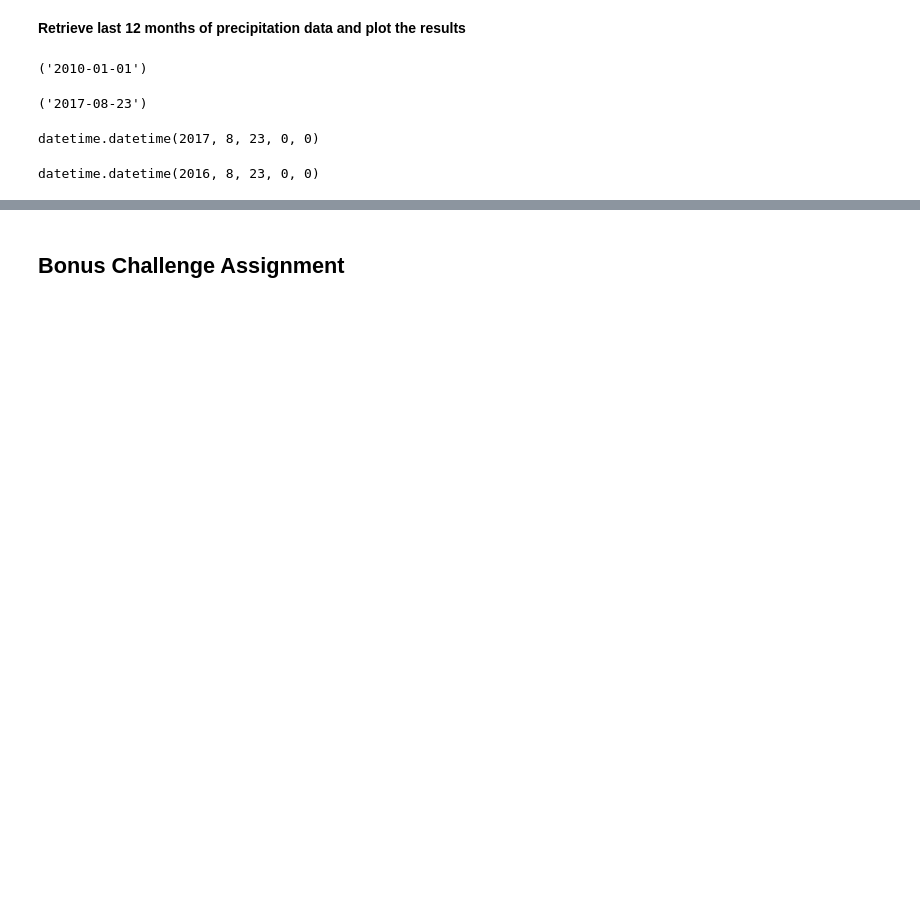
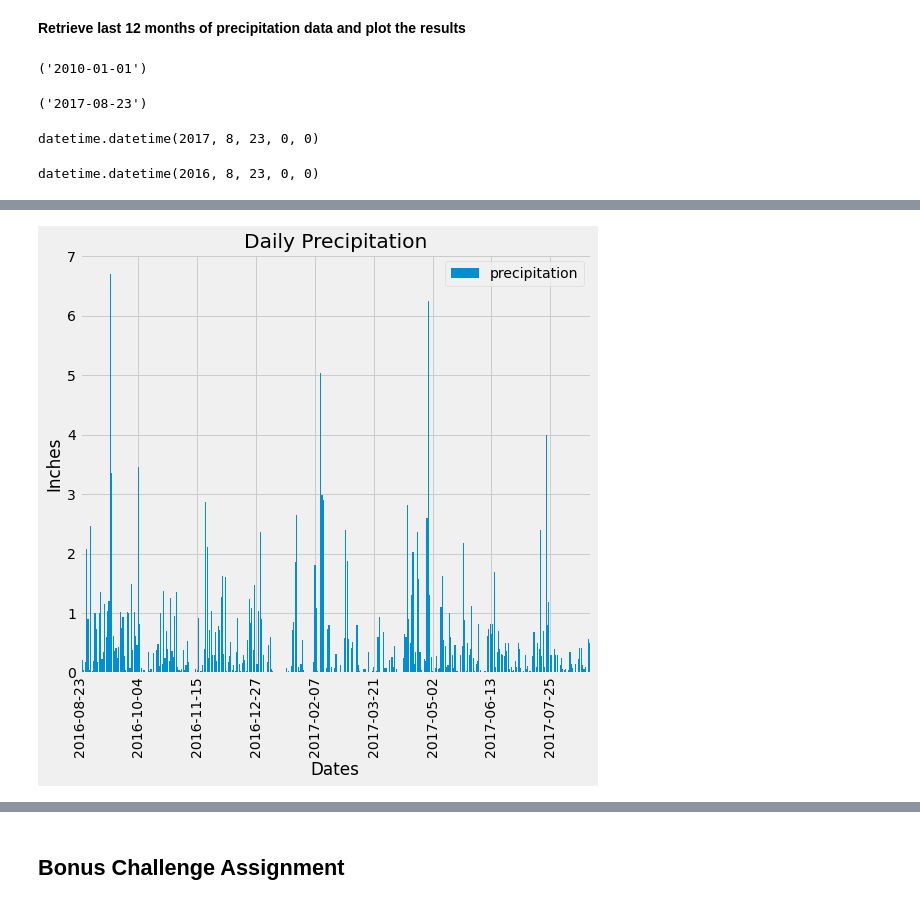
Before and after one commit to tratnikc/sqlalchemy-challenge, a Jupyter notebook: CT_climate_starter.ipynb, the cells around one changed output, grey strips where cells are left out. Drawn from its saved outputs; the diff is of its cells as text; code cells hidden in the pictures; blank space fills up the shorter version.

Commit message:
precipitation analysis

```diff
--- a/CT_climate_starter.ipynb
+++ b/CT_climate_starter.ipynb
@@ -141,0 +164,3 @@ one_year_df
+# %%
+min_date = one_year_df.index.min()
+min_date
@@ -141,0 +169,3 @@ one_year_df
+# %%
+max_date = one_year_df.index.max()
+max_date
@@ -141,0 +177,26 @@ one_year_df
+# %%
+legend = ['precipitation']
+fig, ax = plt.subplots(figsize=(8,8))
+
+ax.bar(one_year_df.index, one_year_df['prcp'])
+
+plt.xlim(min_date, max_date)
+ax.set(xlabel = 'Dates', ylabel = 'Inches', title='Daily Precipitation')
+ax.legend(legend, loc='best')
+plt.xticks(rotation=90)
+
+date_format = DateFormatter("%Y-%m-%d")
+
+ax.xaxis_date()
+ax.xaxis.set_major_formatter(date_format)
+ax.xaxis.set_major_locator(mdt.WeekdayLocator(interval=6))
+
+plt.style.use('fivethirtyeight')
+plt.tight_layout()
+
+file = os.path.join("Images","precipitation.png")
+plt.savefig(file)
+
+plt.show()
+# %% [output]
+[figure, added]
```
Also changed, not shown: parts of 15 cells of this notebook, 1 other file.
